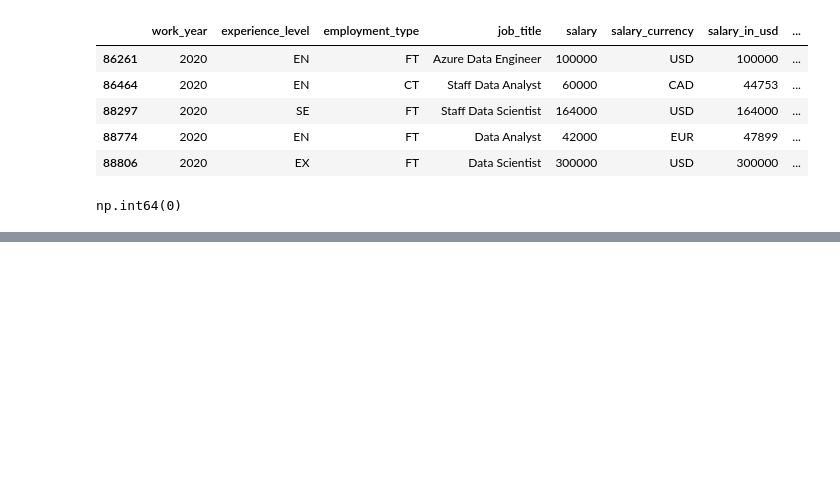
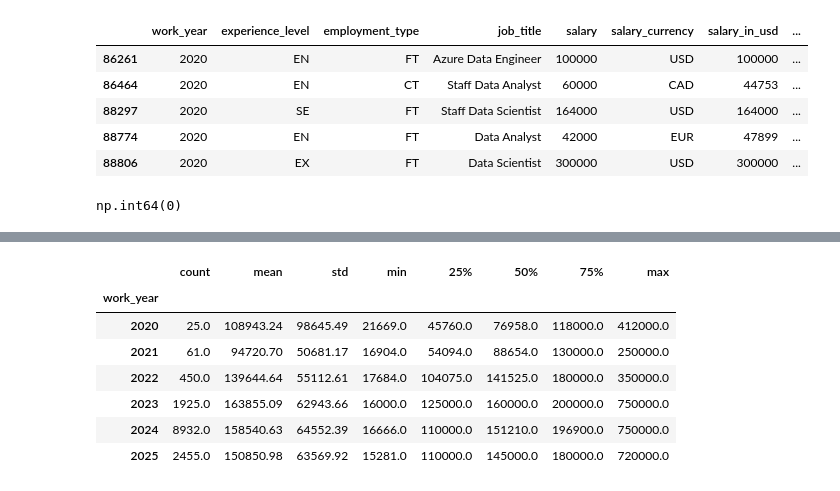
Before and after one commit to Fjmarvalr/Analisis-de-datos-de-Salarios, a Jupyter notebook: jl_analysis.ipynb, the cells around one changed output, grey strips where cells are left out. Saved outputs shown, nothing was run; the diff lists cells and outputs as text; code cells hidden in the pictures; blank space fills up the shorter version.

```diff
--- a/jl_analysis.ipynb
+++ b/jl_analysis.ipynb
@@ -97,0 +153,11 @@ np.int64(0)
+# %%
+df_DS.groupby('work_year')['salary_in_usd'].describe().round(2)
+# %% [output]
+|  | count | mean | std | min | 25% | 50% | 75% | max |
+| work_year |  |  |  |  |  |  |  |  |
+| 2020 | 25.0 | 108943.24 | 98645.49 | 21669.0 | 45760.0 | 76958.0 | 118000.0 | 412000.0 |
+| 2021 | 61.0 | 94720.70 | 50681.17 | 16904.0 | 54094.0 | 88654.0 | 130000.0 | 250000.0 |
+| 2022 | 450.0 | 139644.64 | 55112.61 | 17684.0 | 104075.0 | 141525.0 | 180000.0 | 350000.0 |
+| 2023 | 1925.0 | 163855.09 | 62943.66 | 16000.0 | 125000.0 | 160000.0 | 200000.0 | 750000.0 |
+| 2024 | 8932.0 | 158540.63 | 64552.39 | 16666.0 | 110000.0 | 151210.0 | 196900.0 | 750000.0 |
+| 2025 | 2455.0 | 150850.98 | 63569.92 | 15281.0 | 110000.0 | 145000.0 | 180000.0 | 720000.0 |
```
Also changed, not shown: parts of 11 cells of this notebook.
